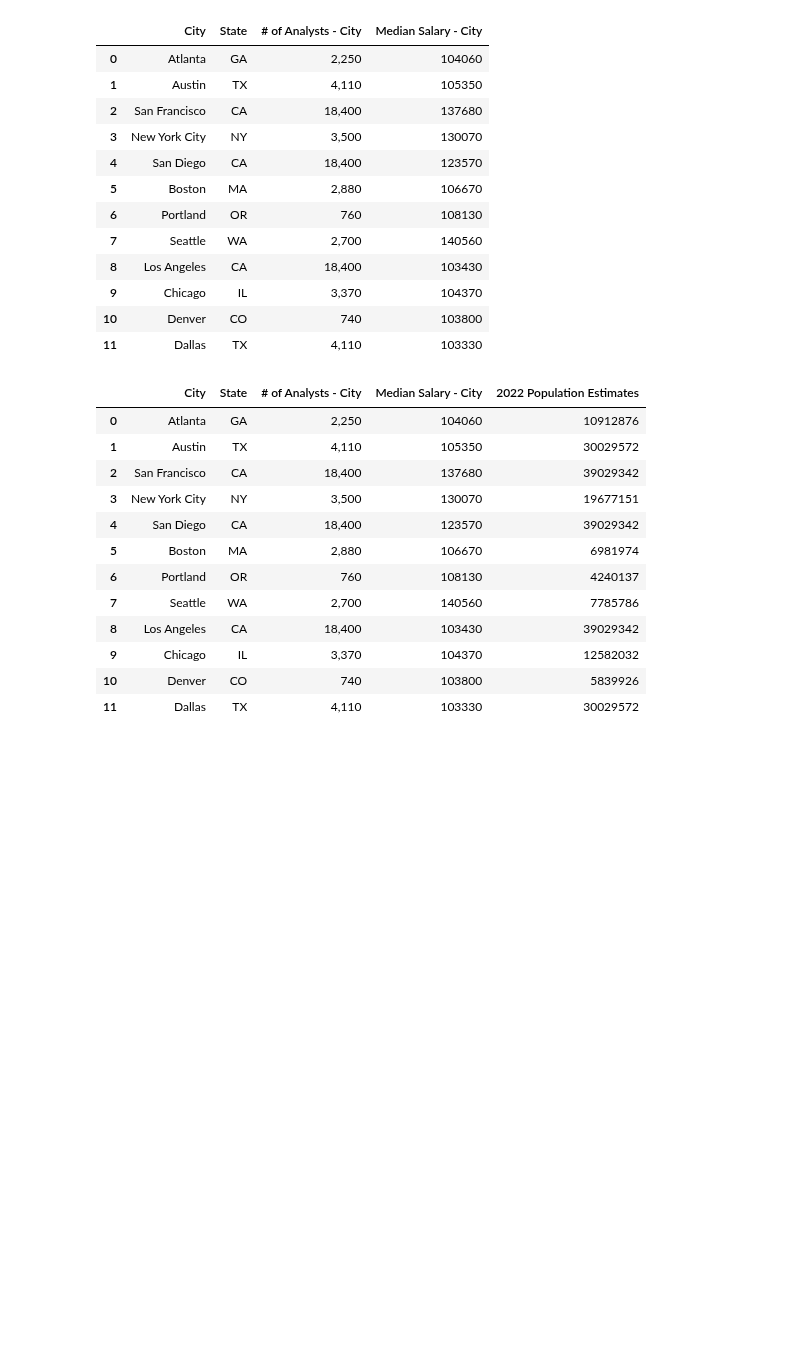
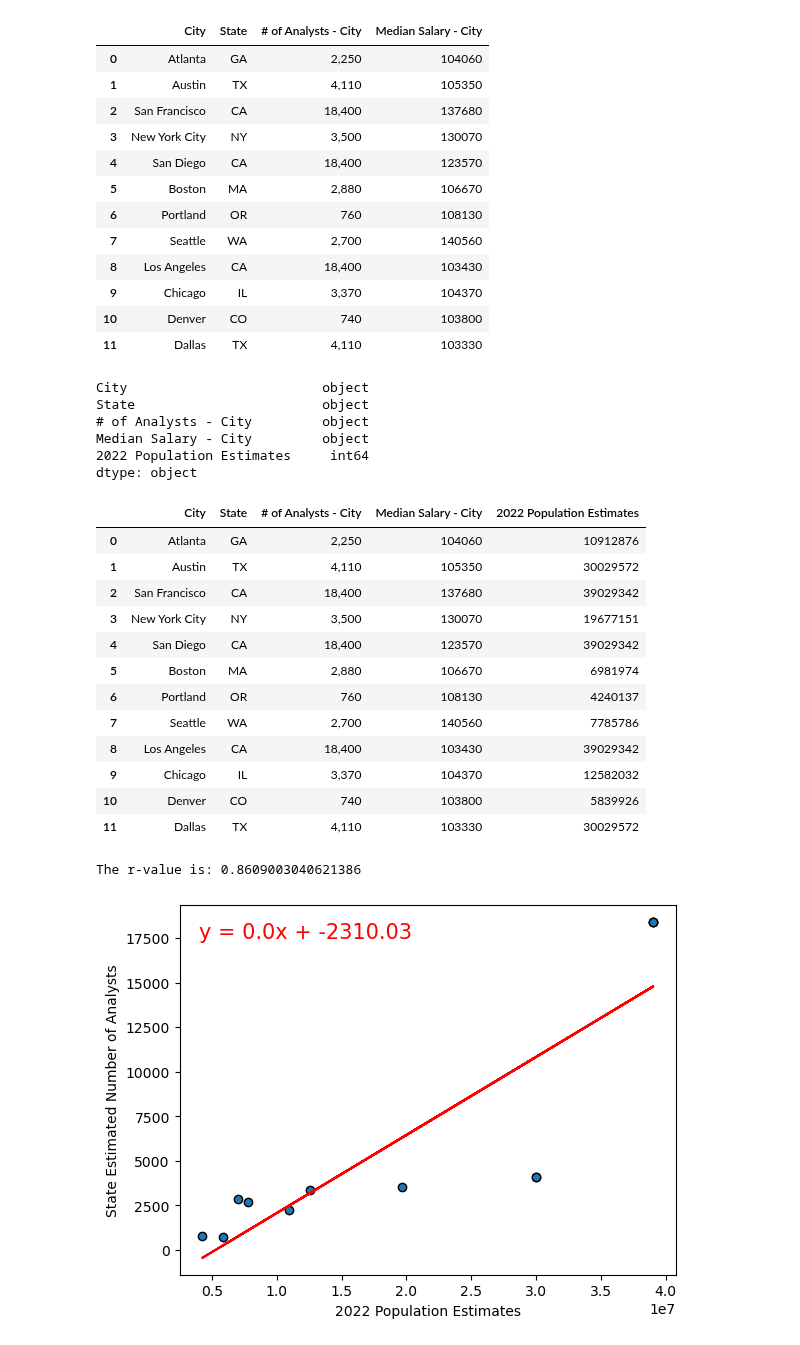
Before and after one commit to peatk/Group3_Project_-1, a Jupyter notebook: DataAnalysisDataAnalysts - Copy.ipynb, the cells around one changed output. Saved outputs shown, nothing was run; the diff lists cells and outputs as text; code cells hidden in the pictures; blank space fills up the shorter version.

Commit message:
added scatterplots and lin regression

```diff
--- a/DataAnalysisDataAnalysts - Copy.ipynb
+++ b/DataAnalysisDataAnalysts - Copy.ipynb
@@ -199,8 +199,15 @@ dataframe_1
 #need to merge population estimates with analyst count and salary dataframe
 analysts_with_pop = pd.merge(dataframe_1, state_pop_clean, how='left', on='State')
 analysts_with_pop = analysts_with_pop.rename(columns={'POPESTIMATE2022':'2022 Population Estimates'})
+print(analysts_with_pop.dtypes)
 analysts_with_pop
 # %% [output]
+City                         object
+State                        object
+# of Analysts - City         object
+Median Salary - City         object
+2022 Population Estimates     int64
+dtype: object
 |  | City | State | # of Analysts - City | Median Salary - City | 2022 Population Estimates |
 | 0 | Atlanta | GA | 2,250 | 104060 | 10912876 |
 | 1 | Austin | TX | 4,110 | 105350 | 30029572 |
@@ -216,0 +226,41 @@ analysts_with_pop
+# %%
+##This chunk of code writes over the datatypes for the analysts and salary columns
+##make sure to run the previous code to reset the df if need to re-run
+
+#change number of analysts and mean salary data types to integer
+analysts_with_pop['# of Analysts - City'] = analysts_with_pop['# of Analysts - City'].str.replace(',', '').astype(int)
+analysts_with_pop['Median Salary - City'] = np.array(analysts_with_pop['Median Salary - City'],
+                                                     dtype='int64')
+# %%
+#Write functions to store the equation, y-values for regression line, and r value
+def lin_regress_eq(x_values, y_values):
+    (slope, intercept, rvalue, pvalue, stderr) = linregress(x_values, y_values)
+    regress_values = x_values * slope + intercept
+    line_eq = "y = " + str(round(slope,2)) + "x + " + str(round(intercept,2))
+    return line_eq
+def lin_regress_values(x_values, y_values):
+    (slope, intercept, rvalue, pvalue, stderr) = linregress(x_values, y_values)
+    regress_values = x_values * slope + intercept
+    line_eq = "y = " + str(round(slope,2)) + "x + " + str(round(intercept,2))
+    return regress_values
+def lin_regress_r(x_values, y_values):
+    (slope, intercept, rvalue, pvalue, stderr) = linregress(x_values, y_values)
+    regress_values = x_values * slope + intercept
+    line_eq = "y = " + str(round(slope,2)) + "x + " + str(round(intercept,2))
+    return rvalue
+# %%
+#Make scatter plot for state population vs data analysts per state (1B)
+plt.scatter(analysts_with_pop['2022 Population Estimates'], analysts_with_pop['# of Analysts - City'],
+            marker = 'o', edgecolors='black')
+plt.xlabel('2022 Population Estimates')
+plt.ylabel('State Estimated Number of Analysts')
+y_values = lin_regress_values(analysts_with_pop['2022 Population Estimates'], analysts_with_pop['# of Analysts - City'])
+plt.plot(analysts_with_pop['2022 Population Estimates'], y_values, color='red')
+equation = lin_regress_eq(analysts_with_pop['2022 Population Estimates'], analysts_with_pop['# of Analysts - City'])
+plt.text(4000000, 17500, equation, color='red', fontsize=15)
+r_squared =  lin_regress_r(analysts_with_pop['2022 Population Estimates'], analysts_with_pop['# of Analysts - City'])
+print(f'The r-value is: {r_squared}')
+plt.show()
+# %% [output]
+The r-value is: 0.8609003040621386
+[figure, added]
```
Also changed, not shown: parts of 6 cells of this notebook.
